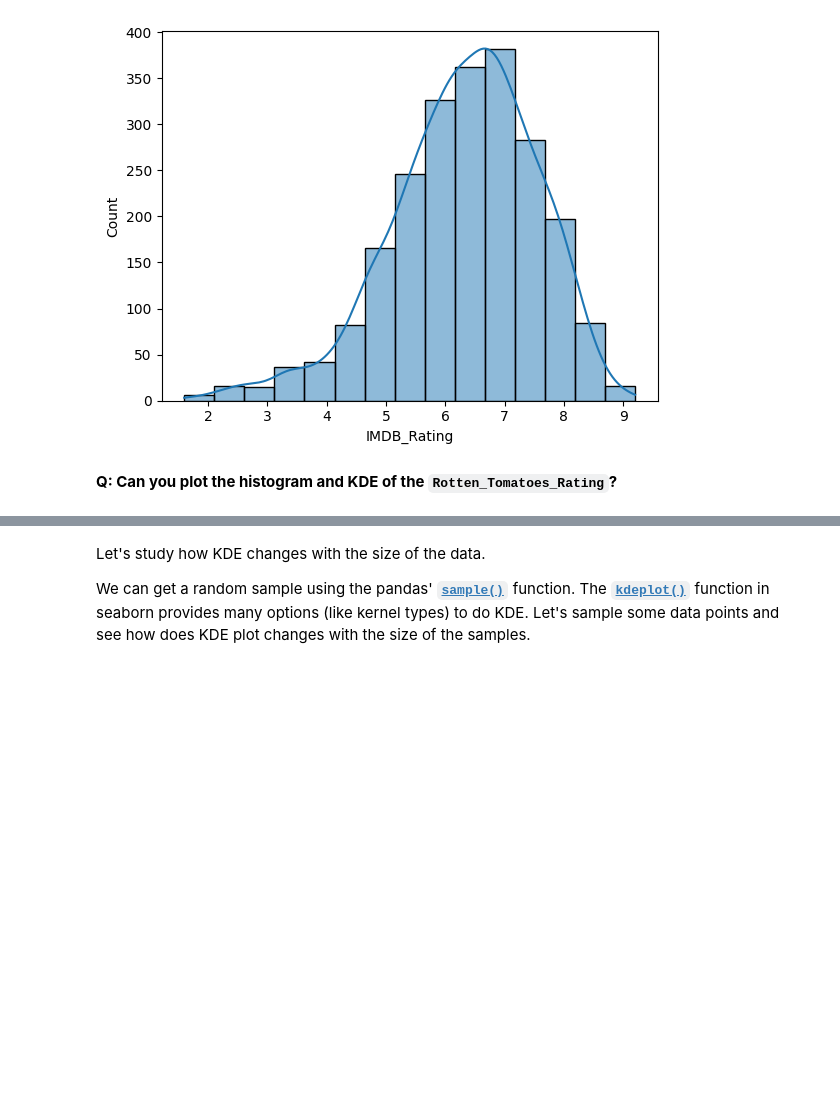
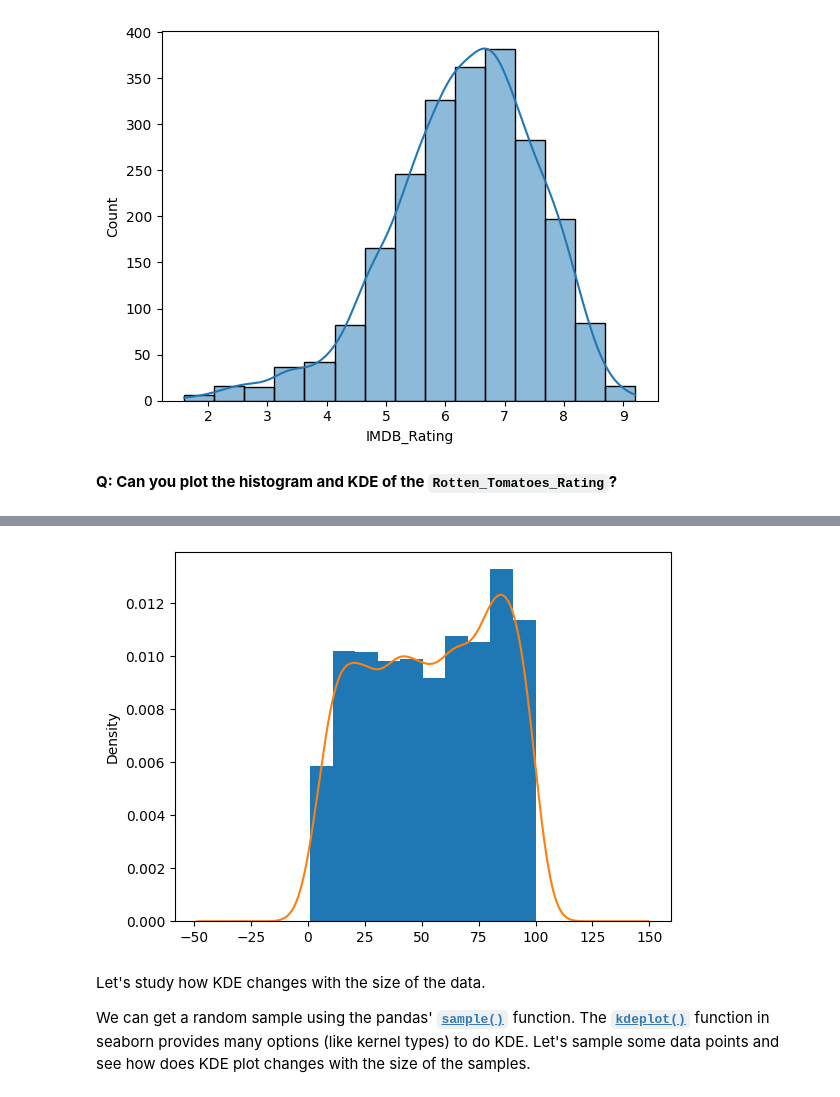
Before and after one commit to babaling/dviz-course, a Jupyter notebook: docs/m09-estimation/lab09_notebook_shin_jihye.ipynb, the cells around one changed output, grey strips where cells are left out. Cells and saved outputs as stored; diff of their text form; code cells hidden in the pictures; blank space fills up the shorter version.

```diff
--- a/docs/m09-estimation/lab09_notebook_shin_jihye.ipynb
+++ b/docs/m09-estimation/lab09_notebook_shin_jihye.ipynb
@@ -62,3 +62,12 @@ sns.histplot(movies['IMDB_Rating'], bins=15, kde=True)
+# %%
+# YOUR SOLUTION HERE
+
+movies['Rotten_Tomatoes_Rating'].hist(bins=10, density=True)
+movies['Rotten_Tomatoes_Rating'].plot(kind='kde')
+
+plt.show()
+# %% [output]
+[figure, added]
 # %% [markdown]
 Let's study how KDE changes with the size of the data.
 
```
Also changed, not shown: parts of 38 cells of this notebook, 3 other files.
